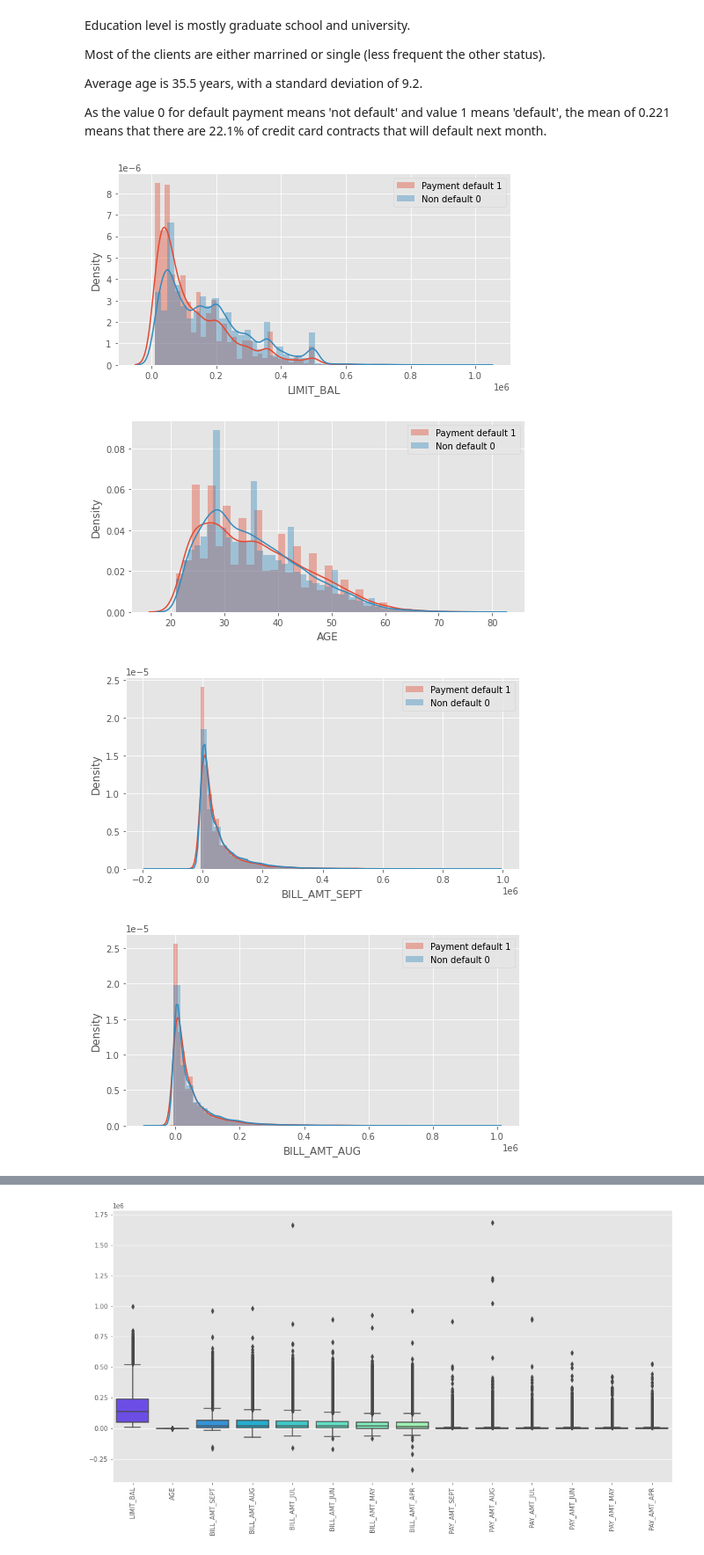
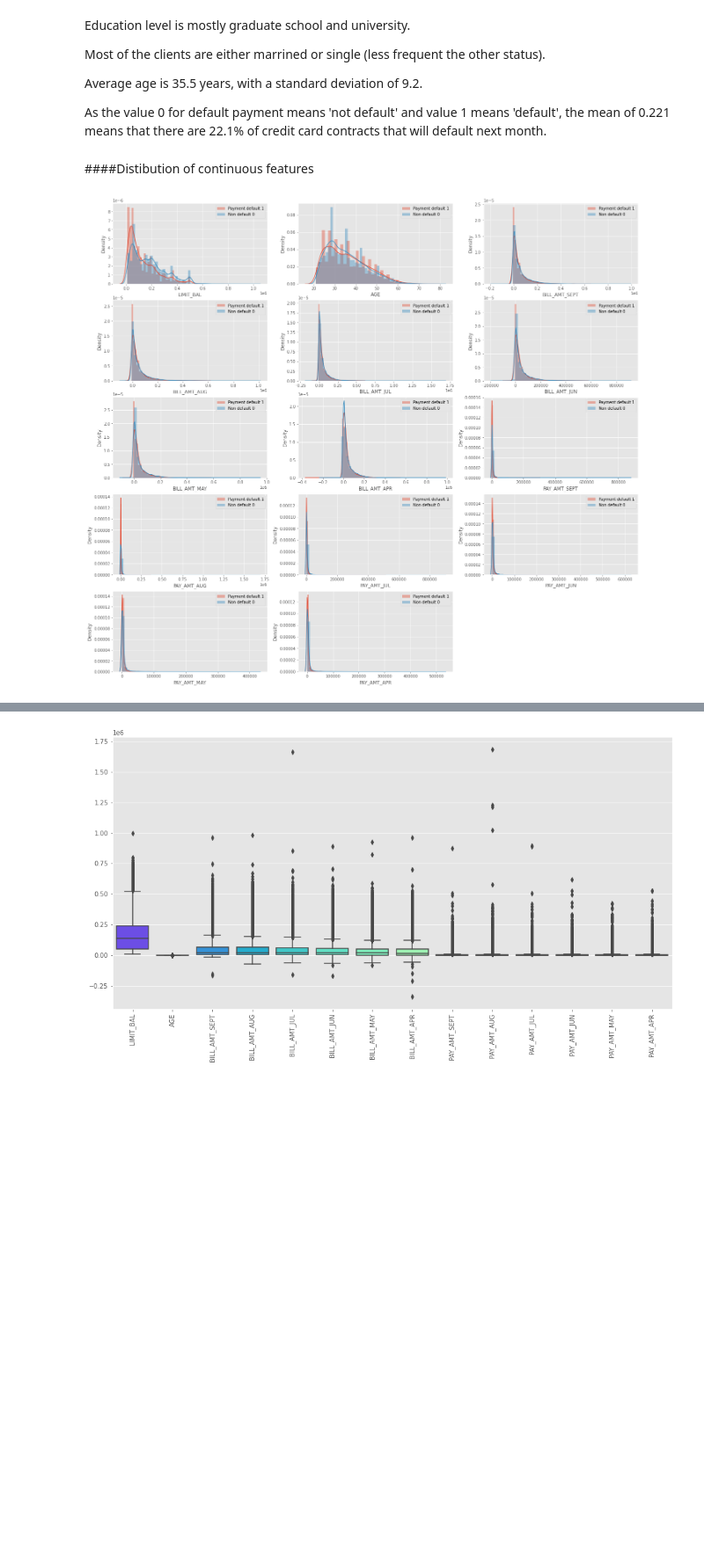
Before and after one commit to sanjay2097/Credit-Card-Default-Prediction, a Jupyter notebook: Credit_Card_Default_Prediction.ipynb, the cells around one changed output, grey strips where cells are left out. Shown at 88% size. Drawn from its saved outputs; the diff is of its cells as text; code cells hidden in the pictures; blank space fills up the shorter version.

```diff
--- a/Credit_Card_Default_Prediction.ipynb
+++ b/Credit_Card_Default_Prediction.ipynb
@@ -247,10 +249,10 @@ memory usage: 5.9 MB
 # %%
 # Plot of discrete features
 # List of dicrete features
-cat_col_list = ['SEX','EDUCATION','MARRIAGE','PAY_SEPT','PAY_AUG','PAY_JUL','PAY_JUN','PAY_MAY','PAY_APR']
-for col in cat_col_list:
-  plt.figure(figsize=(8,5))
-  sns.countplot(x=col , hue='payment_default' ,palette="Blues", data=df)
-  plt.legend(['non_defualter', 'defaulter'])
-plt.show()
+cat_column = ['SEX','EDUCATION','MARRIAGE','PAY_SEPT','PAY_AUG','PAY_JUL','PAY_JUN','PAY_MAY','PAY_APR']
+fig = plt.figure(figsize=(20,16))
+for i in range(len(cat_column)):
+  col=cat_column[i]
+  sub=fig.add_subplot(3,3,i+1)
+  chart = sns.countplot(data=df,x=col,hue='payment_default',palette='Blues')
 # %% [output]
@@ -271,22 +265,21 @@ Most of the clients are either marrined or single (less frequent the other statu
 Average age is 35.5 years, with a standard deviation of 9.2.
 
 As the value 0 for default payment means 'not default' and value 1 means 'default', the mean of 0.221 means that there are 22.1% of credit card contracts that will default next month.
+# %% [markdown]
+####Distibution of continuous features
 # %%
 #List of continuous features
-c_col_list = ['LIMIT_BAL','AGE','BILL_AMT_SEPT', 'BILL_AMT_AUG', 'BILL_AMT_JUL', 'BILL_AMT_JUN',
+con_column = ['LIMIT_BAL','AGE','BILL_AMT_SEPT', 'BILL_AMT_AUG', 'BILL_AMT_JUL', 'BILL_AMT_JUN',
        'BILL_AMT_MAY', 'BILL_AMT_APR', 'PAY_AMT_SEPT', 'PAY_AMT_AUG',
        'PAY_AMT_JUL', 'PAY_AMT_JUN', 'PAY_AMT_MAY', 'PAY_AMT_APR']
 # Visualizing Graph for distribution of continuous features
 plt.style.use('ggplot')
-for col in c_col_list:
-  fig = plt.figure(figsize=(8,4))
-  plt.style.use('ggplot')
-  sns.distplot(data[data.columns].loc[data['payment_default'] == 1, col],label='Payment default 1')
-  sns.distplot(data[data.columns].loc[data['payment_default'] == 0, col],label='Non default 0')
+fig = plt.figure(figsize=(24,22))
+for i in range(len(con_column)):
+  col=con_column[i]
+  sub=fig.add_subplot(5,3,i+1)
+  ax = sns.distplot(data[data.columns].loc[data['payment_default'] == 1, col],label='Payment default 1')
+  ax = sns.distplot(data[data.columns].loc[data['payment_default'] == 0, col],label='Non default 0')
   plt.legend()
-  plt.show()
 # %% [output]
-[figure, old version]
+[figure, new version]
-[figure, removed]
-[figure, removed]
-[figure, removed]
```
Also changed, not shown: parts of 17 cells of this notebook.
